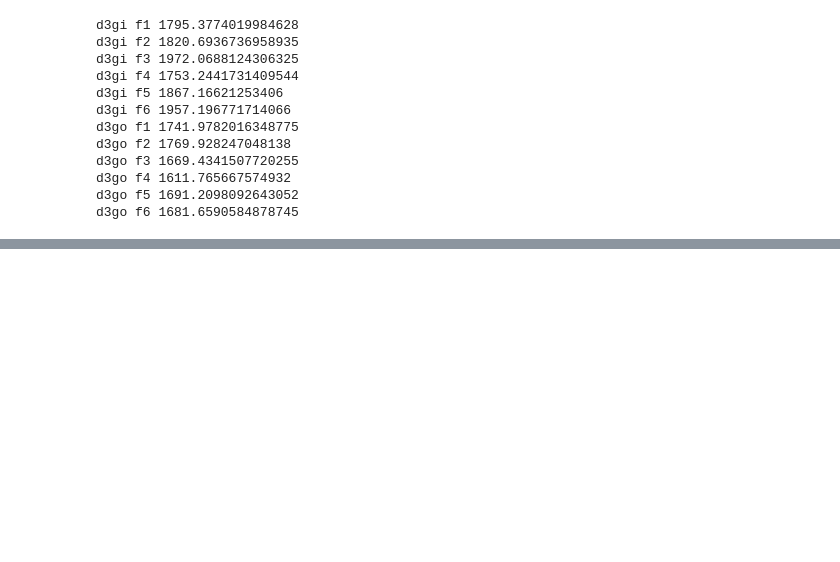
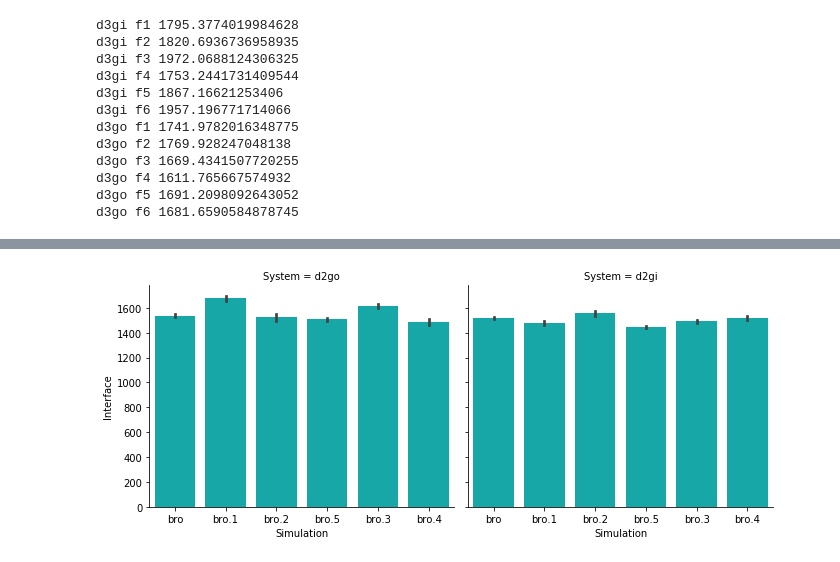
Before and after one commit to brucekhlee/ace, a Jupyter notebook: tutorial/dx_g_cpx/plot_interface3.ipynb, the cells around one changed output, grey strips where cells are left out. Saved outputs shown, nothing was run; the diff lists cells and outputs as text; code cells hidden in the pictures; blank space fills up the shorter version.

```diff
--- a/tutorial/dx_g_cpx/plot_interface3.ipynb
+++ b/tutorial/dx_g_cpx/plot_interface3.ipynb
@@ -238,0 +265,4 @@ OSError: /home/khlee/work/desmond/output/drd3ao/prm3/drd3ao_prm3.1//ene/time.dat
+# %%
+bootstrap(d2_bro, seed=100)
+# %% [output]
+[figure, added]
```
Also changed, not shown: parts of 9 cells of this notebook.
